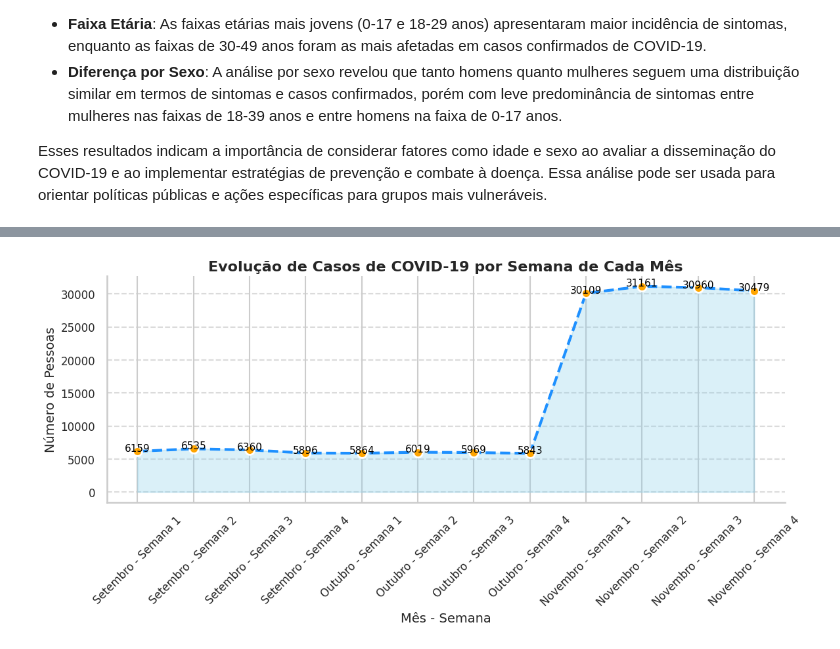
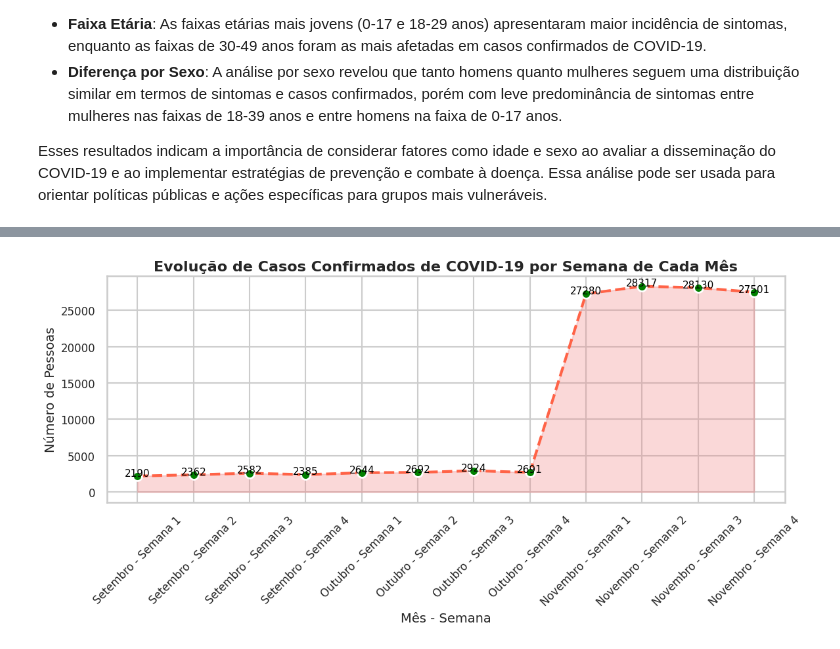
Before and after one commit to tsrodr/fiap-dataanalysis-techchallenge-fase3, a Jupyter notebook: main.ipynb, the cells around one changed output, grey strips where cells are left out. Drawn from its saved outputs; the diff is of its cells as text; code cells hidden in the pictures.

```diff
--- a/main.ipynb
+++ b/main.ipynb
@@ -173,12 +147,6 @@ root
  |-- tem_plano_saude: string (nullable = true)
  |-- faixa_rendimento: string (nullable = true)
  |-- situacao_domicilio: string (nullable = true)
-# %%
-# Alterando o tipo da coluna "ano, mes, semana, ano_nascimento" para inteiro
-df = df.withColumn("ano", df["ano"].cast(T.IntegerType()))\
-    .withColumn("mes", df["mes"].cast(T.IntegerType()))\
-    .withColumn("semana", df["semana"].cast(T.IntegerType()))\
-    .withColumn("ano_nascimento", df["ano_nascimento"].cast(T.IntegerType()))
 # %%
 df_pandas = df.toPandas()
 # %% [output]
@@ -730,12 +681,4 @@ Esses resultados indicam que os sintomas são mais relatados em jovens, enquanto
 # %%
-# Criando o campo 'faixa_etaria' com base na diferença entre o ano atual e o ano de nascimento
-df_pandas['idade'] = df_pandas['ano'] - df_pandas['ano_nascimento']
-
-# Definindo as faixas etárias
-bins = [0, 17, 29, 39, 49, 59, 69, 79, 89, 99, 110]  # Definindo limites de idade
-labels = ['0-17', '18-29', '30-39', '40-49', '50-59', '60-69', '70-79', '80-89', '90-99', '100+']  # Rótulos das faixas etárias
-df_pandas['faixa_etaria'] = pd.cut(df_pandas['idade'], bins=bins, labels=labels, include_lowest=True)
-
 # Filtrando apenas os casos em que a pessoa teve sintomas de COVID-19
 df_filtrado_sintomas = df_pandas[df_pandas['teve_sintomas_covid'] == 'Sim']
 
@@ -872,57 +883,46 @@ Esses resultados indicam a importância de considerar fatores como idade e sexo
 # %%
-# Filtrando apenas os casos em que a pessoa teve sintomas de COVID-19 ou teve COVID-19 confirmado
-df_filtrado = df_pandas[(df_pandas['teve_sintomas_covid'] == 'Sim') | (df_pandas['teve_covid'] == 'Sim')]
+# Filtrando apenas os casos em que a pessoa teve COVID-19 confirmado
+df_filtrado_covid = df_pandas[df_pandas['teve_covid'] == 'Sim']
 
-# Agrupando por mês e semana do mês para obter a contagem de casos
-df_evolucao_semanal_mes = df_filtrado.groupby(['mes', 'semana']).size().reset_index(name='count')
+# Agrupando por mês e semana do mês para obter a contagem de casos confirmados de COVID-19
+df_evolucao_covid = df_filtrado_covid.groupby(['mes', 'semana']).size().reset_index(name='count')
 
 # Converter os números dos meses para nomes dos meses em português
-meses_nome = {
-    1: 'Janeiro', 2: 'Fevereiro', 3: 'Março', 4: 'Abril',
-    5: 'Maio', 6: 'Junho', 7: 'Julho', 8: 'Agosto',
-    9: 'Setembro', 10: 'Outubro', 11: 'Novembro', 12: 'Dezembro'
-}
-df_evolucao_semanal_mes['mes_nome'] = df_evolucao_semanal_mes['mes'].map(meses_nome)
+df_evolucao_covid['mes_nome'] = df_evolucao_covid['mes'].map(meses_nome)
 
 # Criando a coluna 'mes_semana' para facilitar o plot
-df_evolucao_semanal_mes['mes_semana'] = df_evolucao_semanal_mes['mes_nome'] + ' - Semana ' + df_evolucao_semanal_mes['semana'].astype(str)
+df_evolucao_covid['mes_semana'] = df_evolucao_covid['mes_nome'] + ' - Semana ' + df_evolucao_covid['semana'].astype(str)
 
 # Ordenando o DataFrame por mês e semana para garantir a sequência correta
-df_evolucao_semanal_mes = df_evolucao_semanal_mes.sort_values(['mes', 'semana'])
+df_evolucao_covid = df_evolucao_covid.sort_values(['mes', 'semana'])
 
-# Criando o gráfico de linhas para mostrar a evolução de casos por semana do mês
+# Criando o gráfico de linhas para mostrar a evolução de casos confirmados por semana do mês
 plt.figure(figsize=(12, 6))
 ax = sns.lineplot(
-    data=df_evolucao_semanal_mes,
+    data=df_evolucao_covid,
     x='mes_semana', y='count',
-    marker='o', color='dodgerblue',
+    marker='o', color='tomato',
     markersize=10, linewidth=3,
-    markerfacecolor='orange', markeredgewidth=2,
+    markerfacecolor='green', markeredgewidth=2,
     linestyle='--'
 )
 
 # Adicionando área de preenchimento sob a curva para destaque
-ax.fill_between(df_evolucao_semanal_mes['mes_semana'], df_evolucao_semanal_mes['count'], color='skyblue', alpha=0.3)
+ax.fill_between(df_evolucao_covid['mes_semana'], df_evolucao_covid['count'], color='lightcoral', alpha=0.3)
 
-# Adicionando rótulos e título ao gráfico com tamanhos e estilos de fonte ajustados
-plt.title('Evolução de Casos de COVID-19 por Semana de Cada Mês', fontsize=16, fontweight='bold')
+# Adicionando rótulos e título ao gráfico
+plt.title('Evolução de Casos Confirmados de COVID-19 por Semana de Cada Mês', fontsize=16, fontweight='bold')
 plt.xlabel('Mês - Semana', fontsize=14)
 plt.ylabel('Número de Pessoas', fontsize=14)
 plt.xticks(rotation=45, fontsize=12)
 plt.yticks(fontsize=12)
 
-# Adicionando valores nos pontos da linha com fonte personalizada
-for index, row in df_evolucao_semanal_mes.iterrows():
+# Adicionando valores nos pontos da linha
+for index, row in df_evolucao_covid.iterrows():
     plt.text(row['mes_semana'], row['count'] + 0.5, f"{int(row['count'])}", color='black', ha="center", fontsize=11)
 
-# Remover bordas desnecessárias e exibir o gráfico com fundo ajustado
-sns.despine()
-plt.grid(axis='y', linestyle='--', alpha=0.7)  # Adicionar grid apenas no eixo Y
-
-# Ajustar layout para evitar sobreposição
+# Ajustar layout e exibir o gráfico
 plt.tight_layout()
-
-# Exibindo o gráfico
 plt.show()
 # %% [output]
-[figure, old version]
+[figure, new version]
```
Also changed, not shown: parts of 18 cells of this notebook, 1 other file.
